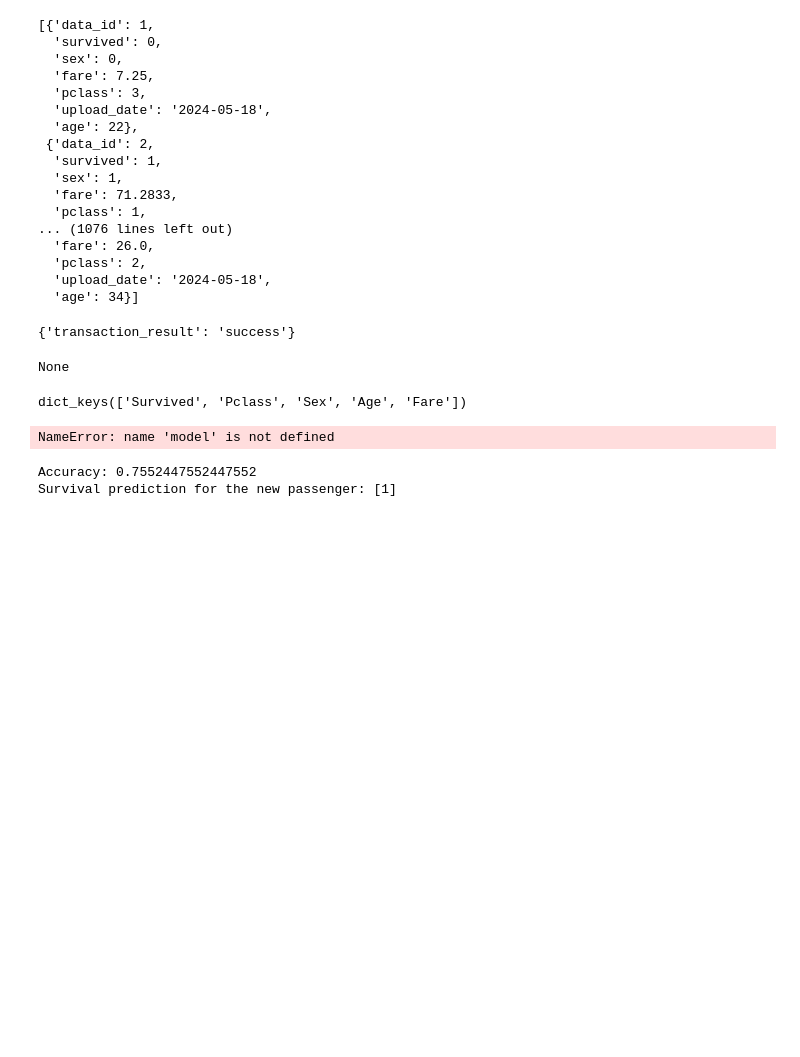
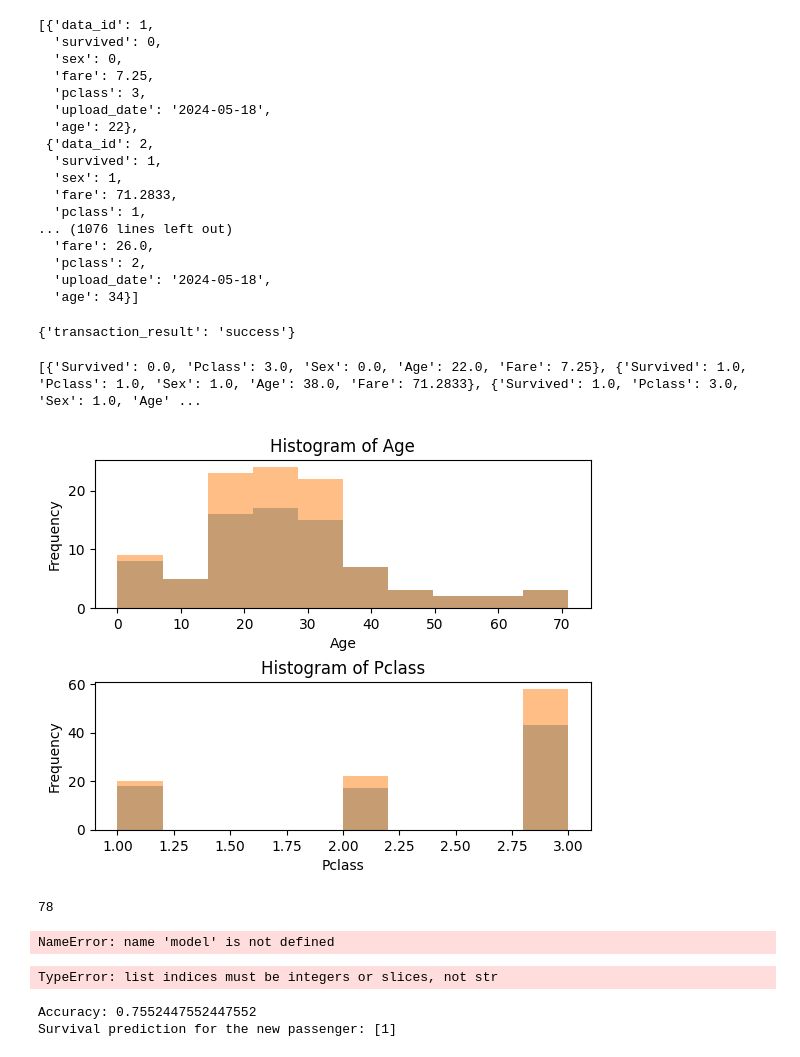
Before and after one commit to shogoromal/HACARUS_exam, a Jupyter notebook: python_backend/notebooks/HACARUS_develop.ipynb, the cells around one changed output. Drawn from its saved outputs; the diff is of its cells as text; code cells hidden in the pictures; blank space fills up the shorter version.

```diff
--- a/python_backend/notebooks/HACARUS_develop.ipynb
+++ b/python_backend/notebooks/HACARUS_develop.ipynb
@@ -112,7 +112,7 @@ data_list
   'age': 34}]
 # %%
 #新しいモデルを作成する
-data = {'start_index':50, 'end_index':150, 'model_name':'new_test'}#トレーニングに使うindexの範囲を指定する
+data = {'start_index':50, 'end_index':150, 'my_model_name':'new_test'}#トレーニングに使うindexの範囲を指定する
 url = host_name + "/train_new_model"
 res = requests.post(url, json=data)
 
@@ -122,18 +122,43 @@ print(data_list)
 {'transaction_result': 'success'}
 # %%
 #モデルを評価する
-data = {'version_id_1' : 2, 'start_index':0, 'end_index':150}
+data = {'version_id_1' : 1,'version_id_2' : 2,'start_index':0, 'end_index':150}
 url = host_name + "/get_model_info"
 res = requests.post(url, json=data)
 
 data_list = json.loads(res.content.decode('utf-8'))
 print(data_list)
 # %% [output]
-None
+[{'Survived': 0.0, 'Pclass': 3.0, 'Sex': 0.0, 'Age': 22.0, 'Fare': 7.25}, {'Survived': 1.0, 'Pclass': 1.0, 'Sex': 1.0, 'Age': 38.0, 'Fare': 71.2833}, {'Survived': 1.0, 'Pclass': 3.0, 'Sex': 1.0, 'Age' ...
-# %%
-data_list[0].keys()
-# %% [output]
-dict_keys(['Survived', 'Pclass', 'Sex', 'Age', 'Fare'])
+# %%
+import numpy as np
+import pandas as pd
+import matplotlib.pyplot as plt
+
+hist_keys = ['Age','Pclass']
+model_id_list = [1,2]
+
+fig = plt.figure()
+# 共通のカラムごとにヒストグラムをプロット
+y_position = 1
+for key in hist_keys:
+    ax = fig.add_subplot(len(hist_keys), 1,y_position)
+    for dict_list, name in zip([data_list,data_list_2], model_id_list):
+        temp_list = [i[key] for i in dict_list]
+        # データをプロット
+        ax.hist(temp_list, label=name, alpha=.5)
+    y_position += 1
+    ax.set_title(f'Histogram of {key}')
+    ax.set_xlabel(key)
+    ax.set_ylabel('Frequency')
+plt.subplots_adjust(hspace=0.5)
+#plt.savefig('outputs/'+test+'.jpg')
+# %% [output]
+[figure, added]
+# %%
+len(data_list)
+# %% [output]
+78
 # %%
 # Predict survival for a new passenger
 new_passenger = pd.DataFrame({'Pclass': [1], 'Sex': [1], 'Age': [22.0], 'Fare': [7.25]})
@@ -141,6 +166,10 @@ survival_prediction = model.predict(new_passenger)
 print('Survival prediction for the new passenger:', survival_prediction)
 # %% [output]
 NameError: name 'model' is not defined
+# %%
+data_list[0:-1]['Age']
+# %% [output]
+TypeError: list indices must be integers or slices, not str
 # %%
 # %% [output]
 Accuracy: 0.7552447552447552
```
Also changed, not shown: parts of 3 cells of this notebook, 9 other files.
